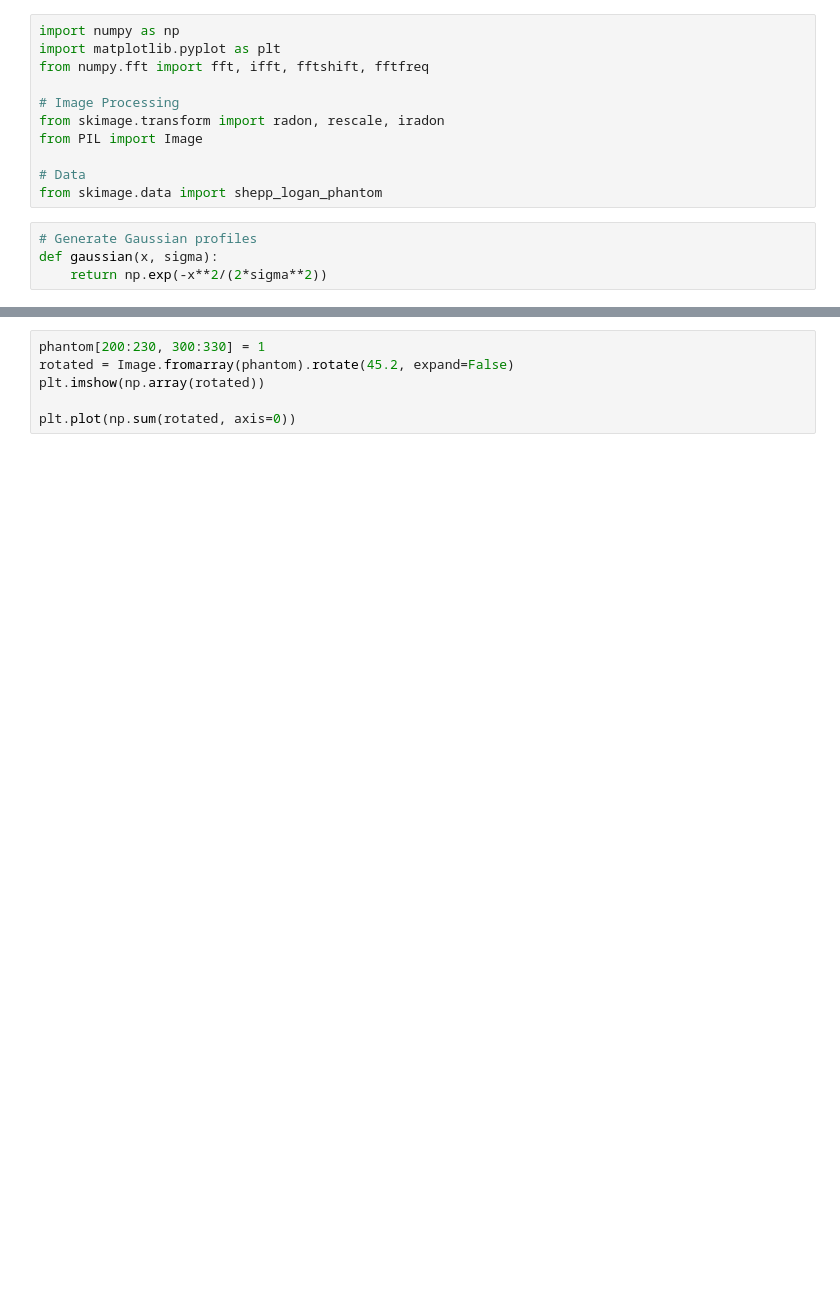
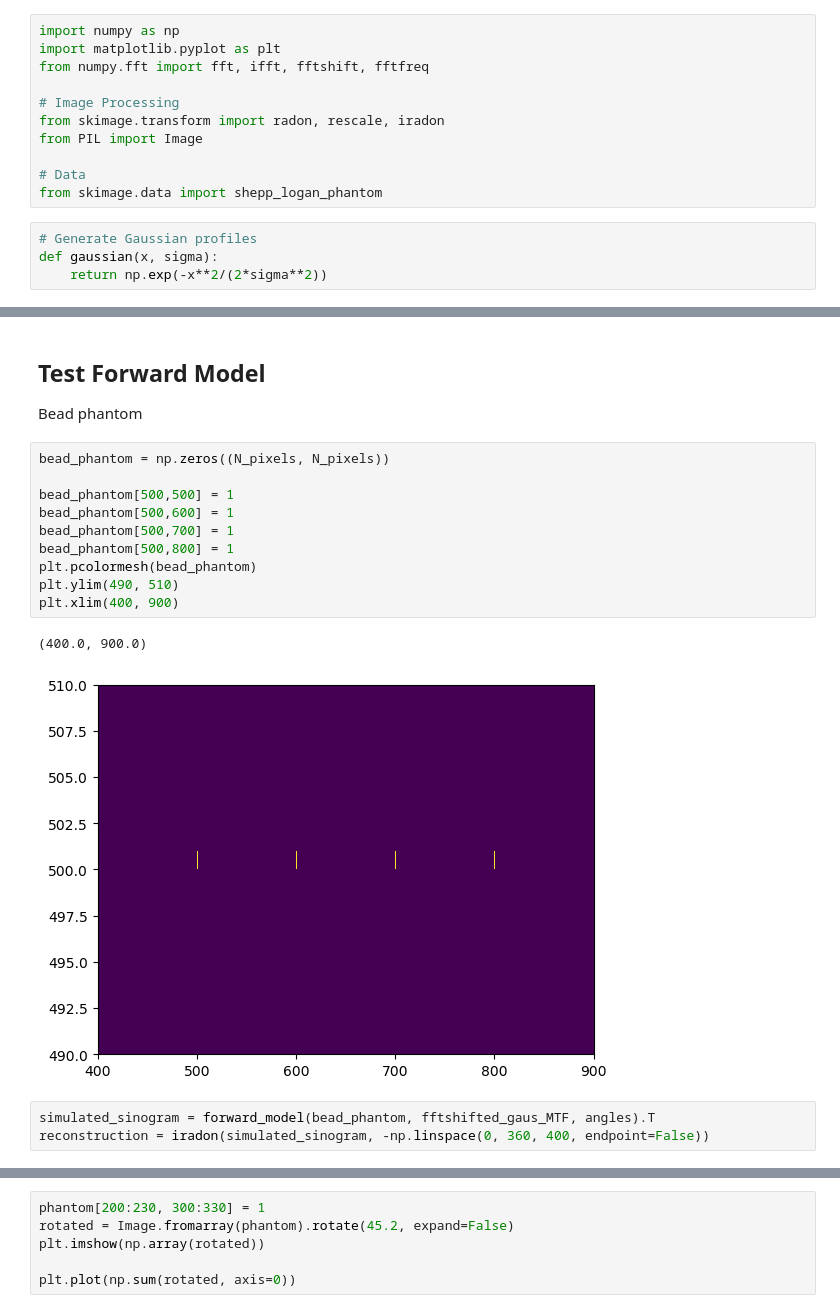
Before and after one commit to kwokkenton/optea, a Jupyter notebook: reconstruction_models/forward_model.ipynb, the cells around one changed output, grey strips where cells are left out. Drawn from its saved outputs; the diff is of its cells as text; blank space fills up the shorter version.

```diff
--- a/reconstruction_models/forward_model.ipynb
+++ b/reconstruction_models/forward_model.ipynb
@@ -37,0 +157,20 @@ def gaussian(x, sigma):
+# %% [markdown]
+## Test Forward Model
+
+Bead phantom
+# %%
+bead_phantom = np.zeros((N_pixels, N_pixels))
+
+bead_phantom[500,500] = 1
+bead_phantom[500,600] = 1
+bead_phantom[500,700] = 1
+bead_phantom[500,800] = 1
+plt.pcolormesh(bead_phantom)
+plt.ylim(490, 510)
+plt.xlim(400, 900)
+# %% [output]
+(400.0, 900.0)
+[figure, added]
+# %%
+simulated_sinogram = forward_model(bead_phantom, fftshifted_gaus_MTF, angles).T
+reconstruction = iradon(simulated_sinogram, -np.linspace(0, 360, 400, endpoint=False))
```
Also changed, not shown: parts of 22 cells of this notebook, 2 other files.
